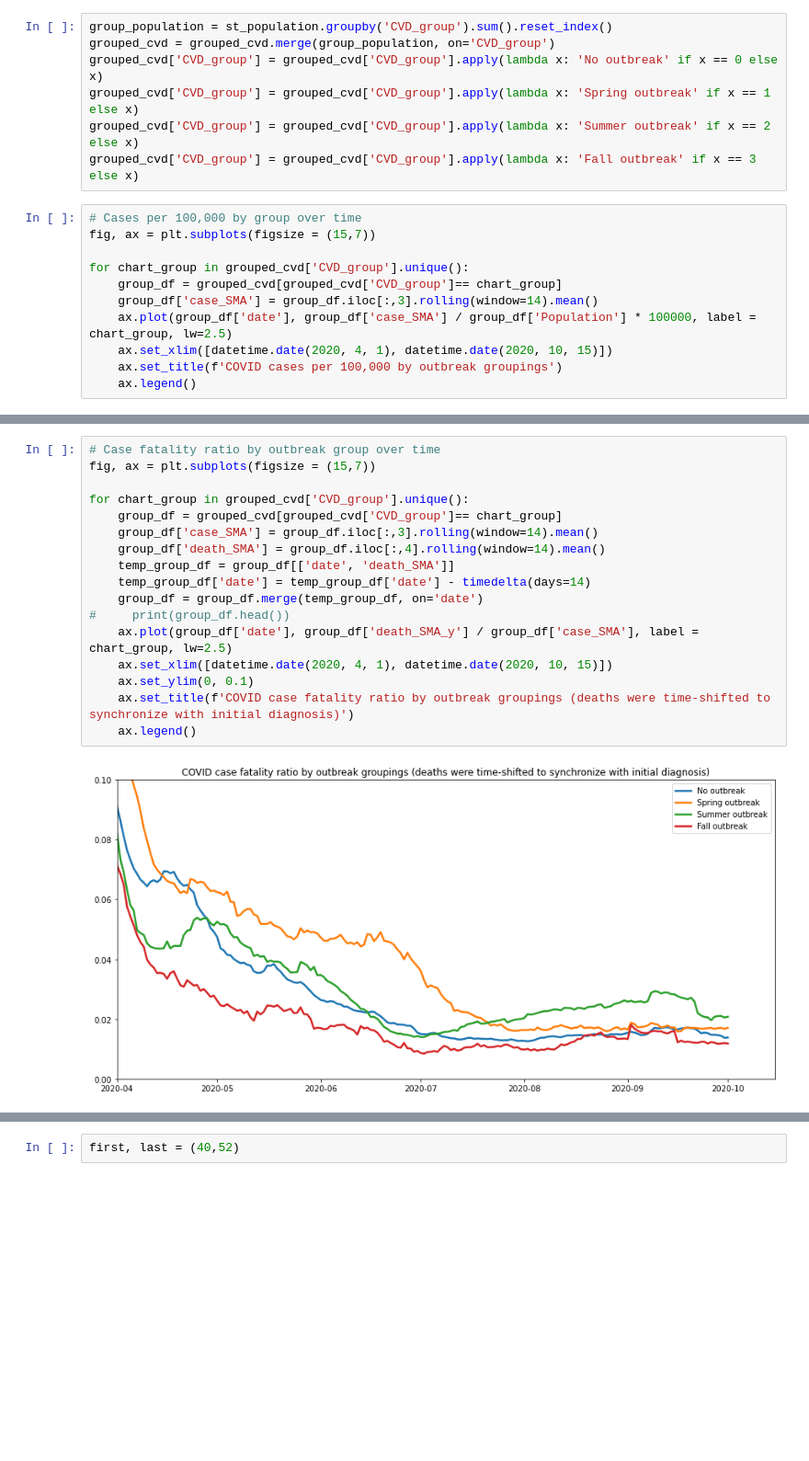
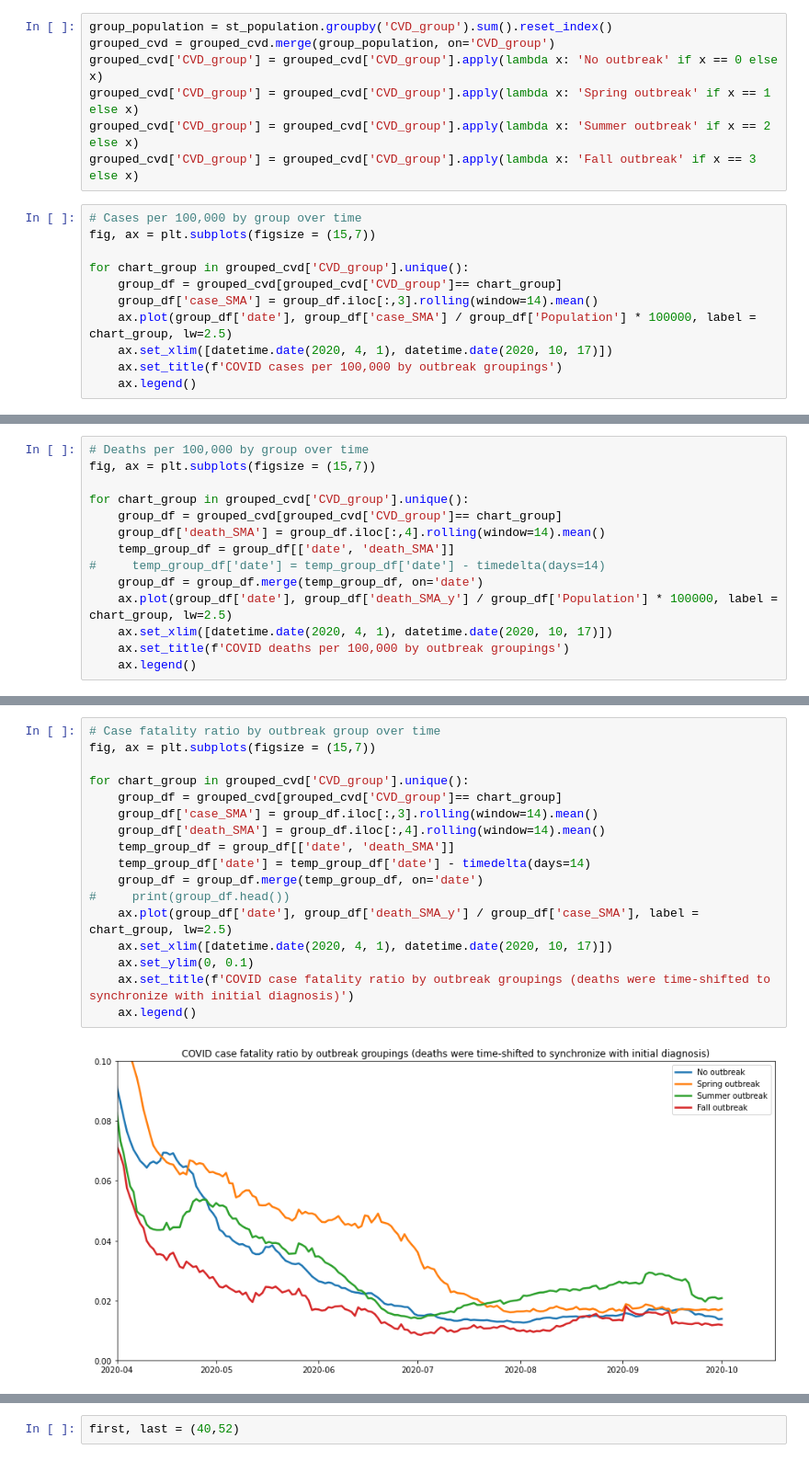
Before and after one commit to salvir1/covid-19-geographic-analysis, a Jupyter notebook: covid_case_and_death_trends.ipynb, the cells around one changed output, grey strips where cells are left out. Shown: that part at 92% size. Saved outputs shown, nothing was run; the diff lists cells and outputs as text; blank space fills up the shorter version.

```diff
--- a/covid_case_and_death_trends.ipynb
+++ b/covid_case_and_death_trends.ipynb
@@ -102,7 +102,7 @@ for chart_group in grouped_cvd['CVD_group'].unique():
     group_df = grouped_cvd[grouped_cvd['CVD_group']== chart_group]
     group_df['case_SMA'] = group_df.iloc[:,3].rolling(window=14).mean()
     ax.plot(group_df['date'], group_df['case_SMA'] / group_df['Population'] * 100000, label = chart_group, lw=2.5)
-    ax.set_xlim([datetime.date(2020, 4, 1), datetime.date(2020, 10, 15)])
+    ax.set_xlim([datetime.date(2020, 4, 1), datetime.date(2020, 10, 17)])
     ax.set_title(f'COVID cases per 100,000 by outbreak groupings')
     ax.legend()
 # %% [output]
@@ -109,0 +110,14 @@ for chart_group in grouped_cvd['CVD_group'].unique():
+# %%
+# Deaths per 100,000 by group over time
+fig, ax = plt.subplots(figsize = (15,7))
+
+for chart_group in grouped_cvd['CVD_group'].unique():
+    group_df = grouped_cvd[grouped_cvd['CVD_group']== chart_group]
+    group_df['death_SMA'] = group_df.iloc[:,4].rolling(window=14).mean()
+    temp_group_df = group_df[['date', 'death_SMA']]
+#     temp_group_df['date'] = temp_group_df['date'] - timedelta(days=14)
+    group_df = group_df.merge(temp_group_df, on='date')
+    ax.plot(group_df['date'], group_df['death_SMA_y'] / group_df['Population'] * 100000, label = chart_group, lw=2.5)
+    ax.set_xlim([datetime.date(2020, 4, 1), datetime.date(2020, 10, 17)])
+    ax.set_title(f'COVID deaths per 100,000 by outbreak groupings')
+    ax.legend()
@@ -110,19 +126,19 @@ for chart_group in grouped_cvd['CVD_group'].unique():
 # %%
 # Case fatality ratio by outbreak group over time
 fig, ax = plt.subplots(figsize = (15,7))
 
 for chart_group in grouped_cvd['CVD_group'].unique():
     group_df = grouped_cvd[grouped_cvd['CVD_group']== chart_group]
     group_df['case_SMA'] = group_df.iloc[:,3].rolling(window=14).mean()
     group_df['death_SMA'] = group_df.iloc[:,4].rolling(window=14).mean()
     temp_group_df = group_df[['date', 'death_SMA']]
     temp_group_df['date'] = temp_group_df['date'] - timedelta(days=14)
     group_df = group_df.merge(temp_group_df, on='date')
 #     print(group_df.head())
     ax.plot(group_df['date'], group_df['death_SMA_y'] / group_df['case_SMA'], label = chart_group, lw=2.5)
-    ax.set_xlim([datetime.date(2020, 4, 1), datetime.date(2020, 10, 15)])
+    ax.set_xlim([datetime.date(2020, 4, 1), datetime.date(2020, 10, 17)])
     ax.set_ylim(0, 0.1)
     ax.set_title(f'COVID case fatality ratio by outbreak groupings (deaths were time-shifted to synchronize with initial diagnosis)')
     ax.legend()
 # %% [output]
-[figure, old version]
+[figure, new version]
```
Also changed, not shown: parts of 3 cells of this notebook, 1 other file.
